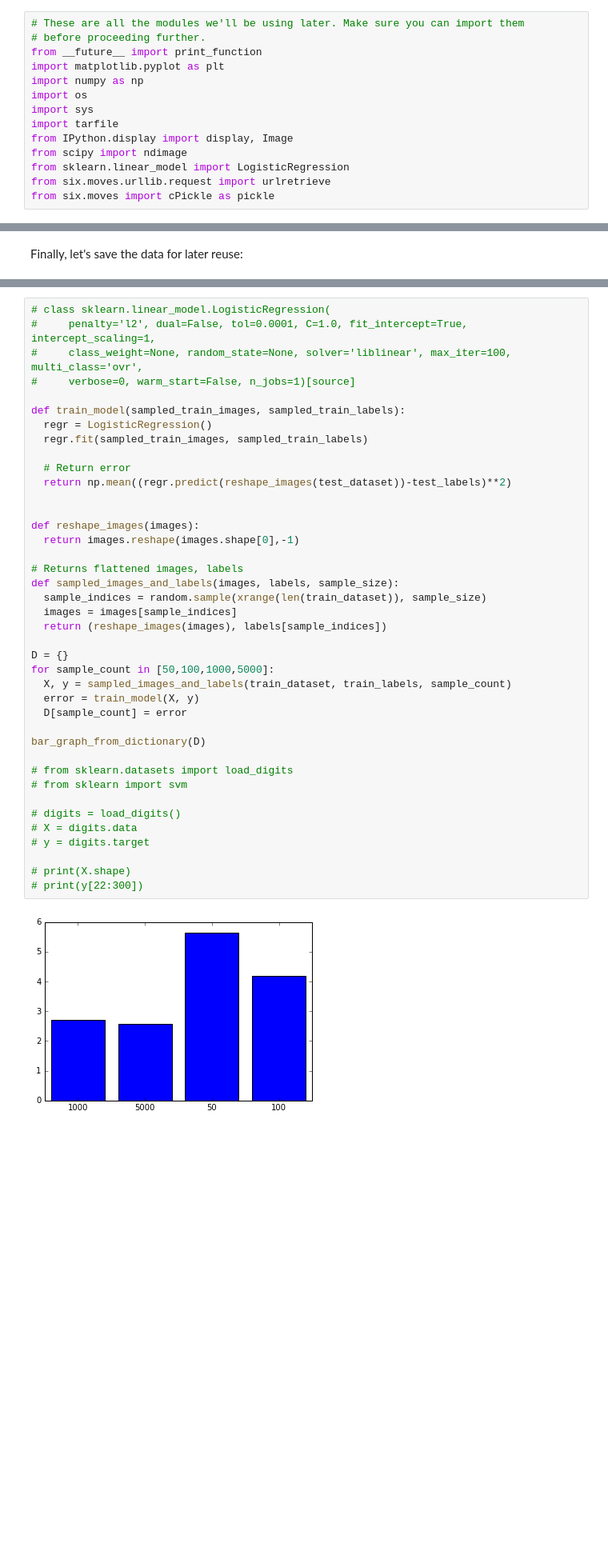
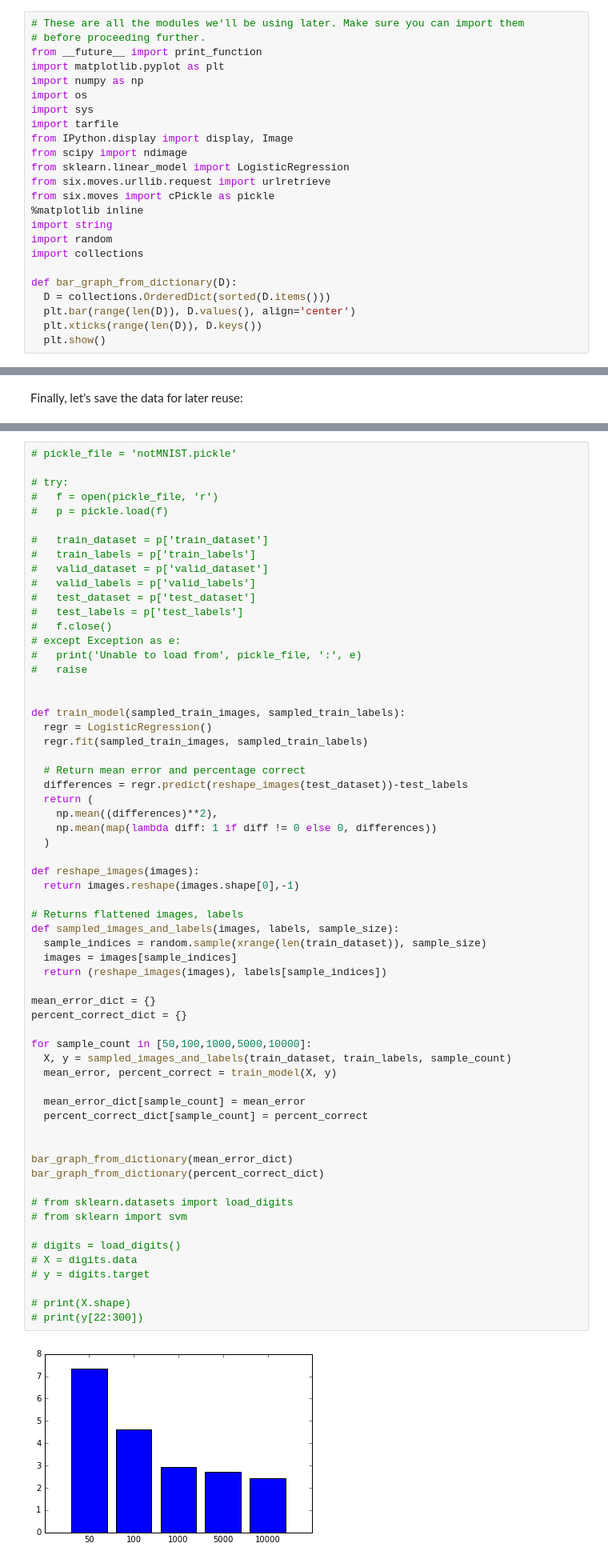
Before and after one commit to nottombrown/tensorflow, a Jupyter notebook: tensorflow/examples/udacity/1_notmnist.ipynb, the cells around one changed output, grey strips where cells are left out. Shown at 80% size. Saved outputs shown, nothing was run; the diff lists cells and outputs as text; blank space fills up the shorter version.

```diff
--- a/tensorflow/examples/udacity/1_notmnist.ipynb
+++ b/tensorflow/examples/udacity/1_notmnist.ipynb
@@ -22,6 +22,16 @@ from scipy import ndimage
 from sklearn.linear_model import LogisticRegression
 from six.moves.urllib.request import urlretrieve
 from six.moves import cPickle as pickle
+%matplotlib inline
+import string
+import random
+import collections
+
+def bar_graph_from_dictionary(D):
+  D = collections.OrderedDict(sorted(D.items()))
+  plt.bar(range(len(D)), D.values(), align='center')
+  plt.xticks(range(len(D)), D.keys())
+  plt.show()
 # %% [markdown]
 First, we'll download the dataset to our local machine. The data consists of characters rendered in a variety of fonts on a 28x28 image. The labels are limited to 'A' through 'J' (10 classes). The training set has about 500k and the testset 19000 labelled examples. Given these sizes, it should be possible to train models quickly on any machine.
 # %%
@@ -440,44 +433,66 @@ Optional question: train an off-the-shelf model on all the data!
 
 ---
 # %%
-# class sklearn.linear_model.LogisticRegression(
-#     penalty='l2', dual=False, tol=0.0001, C=1.0, fit_intercept=True, intercept_scaling=1,
-#     class_weight=None, random_state=None, solver='liblinear', max_iter=100, multi_class='ovr',
-#     verbose=0, warm_start=False, n_jobs=1)[source]
+# pickle_file = 'notMNIST.pickle'
+
+# try:
+#   f = open(pickle_file, 'r')
+#   p = pickle.load(f)
+
+#   train_dataset = p['train_dataset']
+#   train_labels = p['train_labels']
+#   valid_dataset = p['valid_dataset']
+#   valid_labels = p['valid_labels']
+#   test_dataset = p['test_dataset']
+#   test_labels = p['test_labels']
+#   f.close()
+# except Exception as e:
+#   print('Unable to load from', pickle_file, ':', e)
+#   raise
+
 
 def train_model(sampled_train_images, sampled_train_labels):
   regr = LogisticRegression()
   regr.fit(sampled_train_images, sampled_train_labels)
 
-  # Return error
-  return np.mean((regr.predict(reshape_images(test_dataset))-test_labels)**2)
-
+  # Return mean error and percentage correct
+  differences = regr.predict(reshape_images(test_dataset))-test_labels
+  return (
+    np.mean((differences)**2),
+    np.mean(map(lambda diff: 1 if diff != 0 else 0, differences))
+  )
 
 def reshape_images(images):
   return images.reshape(images.shape[0],-1)
 
 # Returns flattened images, labels
 def sampled_images_and_labels(images, labels, sample_size):
   sample_indices = random.sample(xrange(len(train_dataset)), sample_size)
   images = images[sample_indices]
   return (reshape_images(images), labels[sample_indices])
 
-D = {}
-for sample_count in [50,100,1000,5000]:
+mean_error_dict = {}
+percent_correct_dict = {}
+
+for sample_count in [50,100,1000,5000,10000]:
   X, y = sampled_images_and_labels(train_dataset, train_labels, sample_count)
-  error = train_model(X, y)
-  D[sample_count] = error
+  mean_error, percent_correct = train_model(X, y)
 
-bar_graph_from_dictionary(D)
+  mean_error_dict[sample_count] = mean_error
+  percent_correct_dict[sample_count] = percent_correct
+
+
+bar_graph_from_dictionary(mean_error_dict)
+bar_graph_from_dictionary(percent_correct_dict)
 
 # from sklearn.datasets import load_digits
 # from sklearn import svm
 
 # digits = load_digits()
 # X = digits.data
 # y = digits.target
 
 # print(X.shape)
 # print(y[22:300])
 # %% [output]
-[figure, old version]
+[figure, new version]
```
Also changed, not shown: parts of 4 cells of this notebook, 1 other file.
